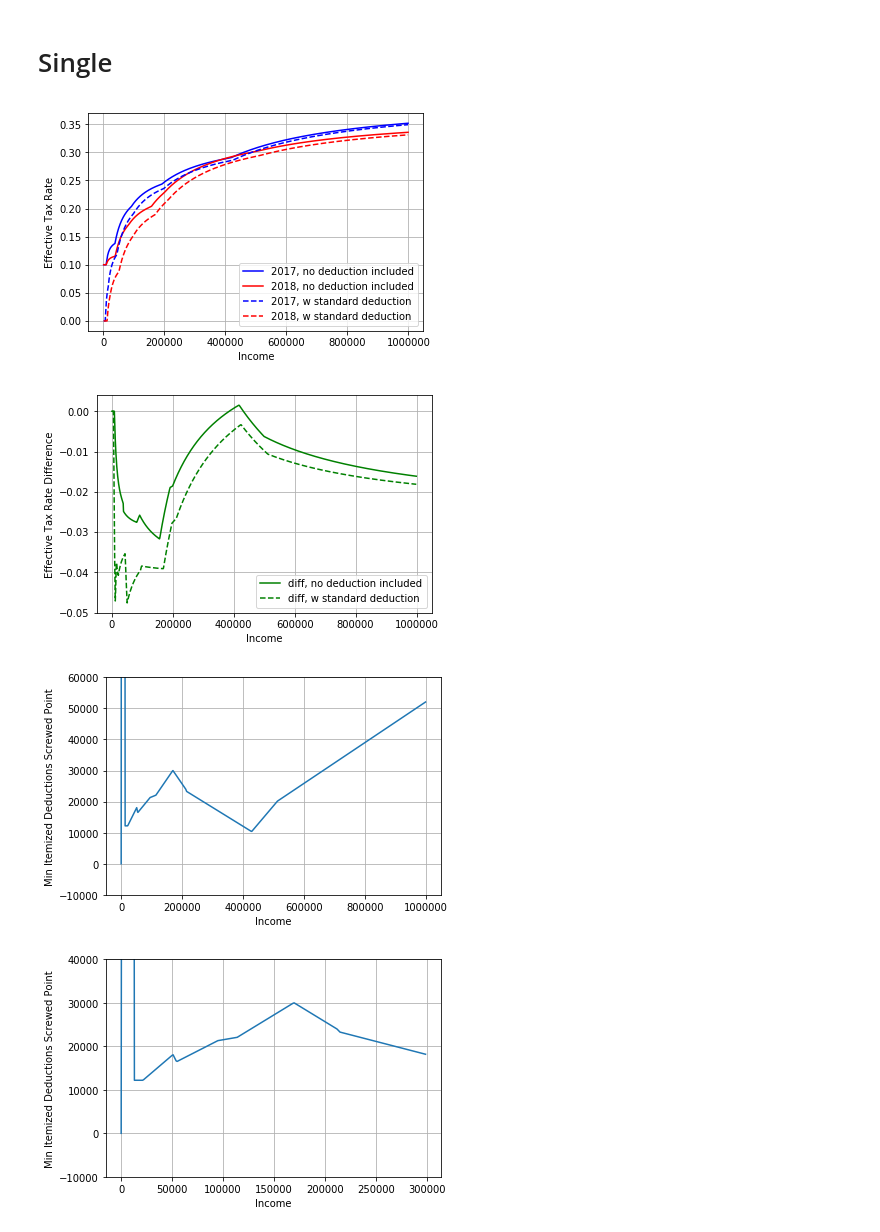
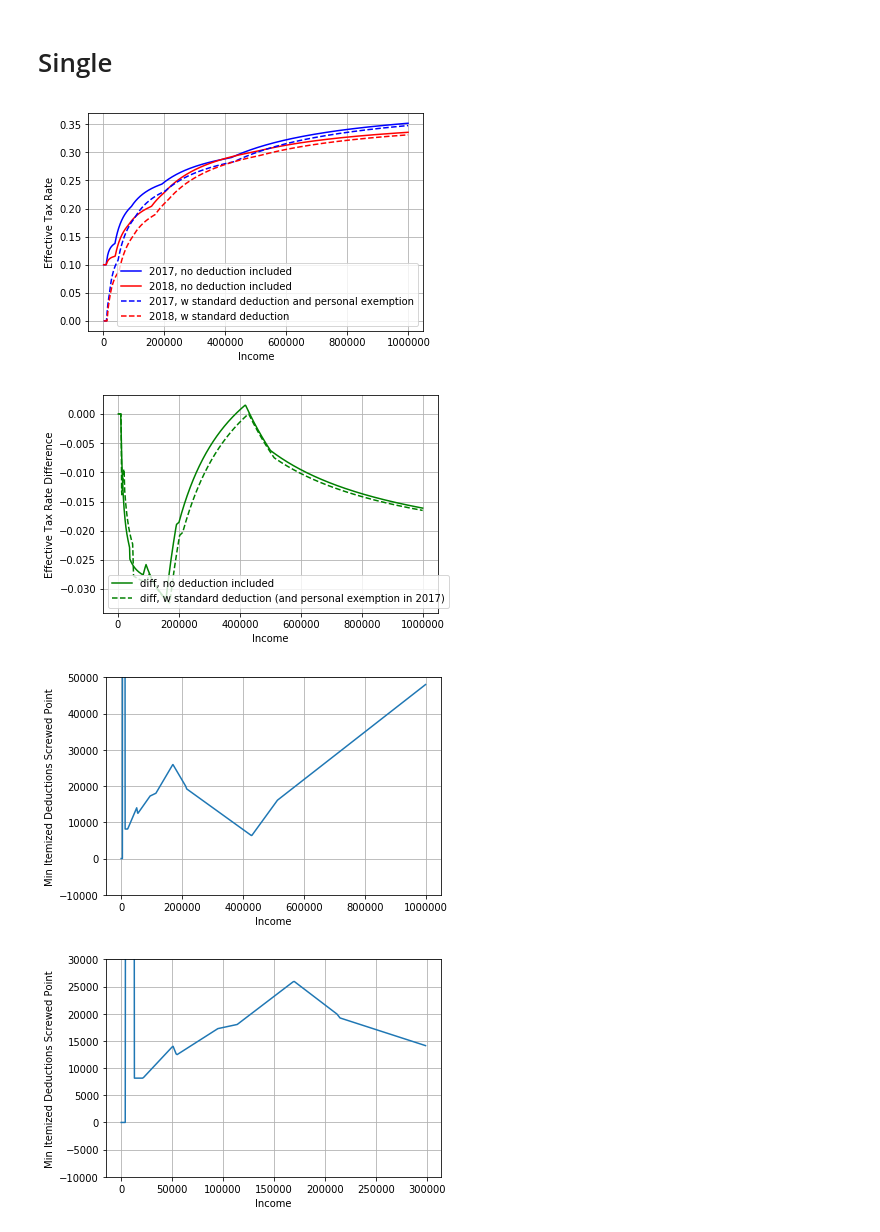
Before and after one commit to allensussman/Notebooks, a Jupyter notebook: Tax_rate_changes.ipynb, the cells around one changed output. Cells and saved outputs as stored; diff of their text form; code cells hidden in the pictures.

Commit message:
Added personal exemption

```diff
--- a/Tax_rate_changes.ipynb
+++ b/Tax_rate_changes.ipynb
@@ -38,6 +38,7 @@ brackets_2017 = [(0, .1),
                  (416700, .35),
                  (418400, .396)]
 standard_deduction_2017 = 6350
+personal_exemption_2017 = 4050
 
 brackets_2018 = [(0, .1),
                  (9526, .12),
@@ -51,44 +52,44 @@ standard_deduction_2018 = 12200
 x = np.arange(0, 1000000, 1000)
 plt.plot(x, [effective_tax_rate(xi, brackets_2017) for xi in x], 'b-', label="2017, no deduction included")
 plt.plot(x, [effective_tax_rate(xi, brackets_2018) for xi in x], 'r-', label="2018, no deduction included")
-plt.plot(x, [effective_tax_rate(xi, brackets_2017, standard_deduction_2017) for xi in x], 'b--', label="2017, w standard deduction")
+plt.plot(x, [effective_tax_rate(xi, brackets_2017, standard_deduction_2017+personal_exemption_2017) for xi in x], 'b--', label="2017, w standard deduction and personal exemption")
 plt.plot(x, [effective_tax_rate(xi, brackets_2018, standard_deduction_2018) for xi in x], 'r--', label="2018, w standard deduction")
 plt.legend()
 plt.xlabel('Income')
 plt.ylabel('Effective Tax Rate')
 plt.grid(True)
 # %% [output]
-[figure, old version]
+[figure, new version]
 # %%
 x = np.arange(0, 1000000, 1000)
 plt.plot(x, [effective_tax_rate_diff(xi, brackets_2017, 0, brackets_2018, 0) for xi in x],
          'g-', label="diff, no deduction included")
-plt.plot(x, [effective_tax_rate_diff(xi, brackets_2017, standard_deduction_2017, brackets_2018, standard_deduction_2018) for xi in x],
-         'g--', label="diff, w standard deduction")
+plt.plot(x, [effective_tax_rate_diff(xi, brackets_2017, standard_deduction_2017+personal_exemption_2017, brackets_2018, standard_deduction_2018) for xi in x],
+         'g--', label="diff, w standard deduction (and personal exemption in 2017)")
 plt.legend()
 plt.xlabel('Income')
 plt.ylabel('Effective Tax Rate Difference')
 plt.grid(True)
 # %% [output]
-[figure, old version]
+[figure, new version]
 # %%
 x = np.arange(0, 1000000, 1000)
-plt.plot(x, [min_itemized_deductions_screwed_point(xi, brackets_2017, brackets_2018, standard_deduction_2018) for xi in x])
+plt.plot(x, [min_itemized_deductions_screwed_point(xi, brackets_2017, personal_exemption_2017, brackets_2018, standard_deduction_2018) for xi in x])
 plt.legend()
-plt.ylim(ymax=60000)
+plt.ylim(ymax=50000)
 plt.xlabel('Income')
 plt.ylabel('Min Itemized Deductions Screwed Point')
 plt.grid(True)
 # %% [output]
-[figure, old version]
+[figure, new version]
 # %%
 x = np.arange(0, 300000, 1000)
-plt.plot(x, [min_itemized_deductions_screwed_point(xi, brackets_2017, brackets_2018, standard_deduction_2018) for xi in x])
+plt.plot(x, [min_itemized_deductions_screwed_point(xi, brackets_2017, personal_exemption_2017, brackets_2018, standard_deduction_2018) for xi in x])
 plt.legend()
-plt.ylim(ymax=40000)
+plt.ylim(ymax=30000)
 plt.xlabel('Income')
 plt.ylabel('Min Itemized Deductions Screwed Point')
 plt.grid(True)
 # %% [output]
-[figure, old version]
+[figure, new version]
 # %% [markdown]
```
Also changed, not shown: parts of 7 cells of this notebook.
